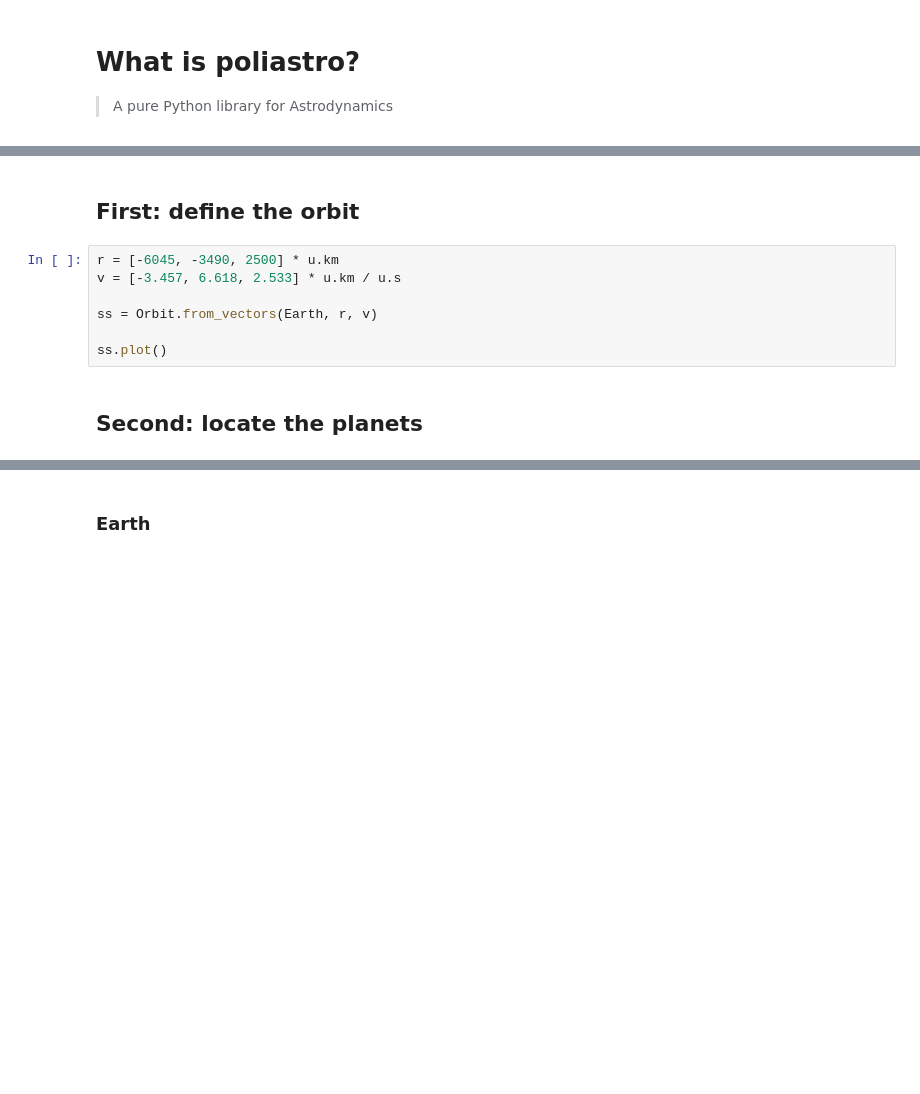
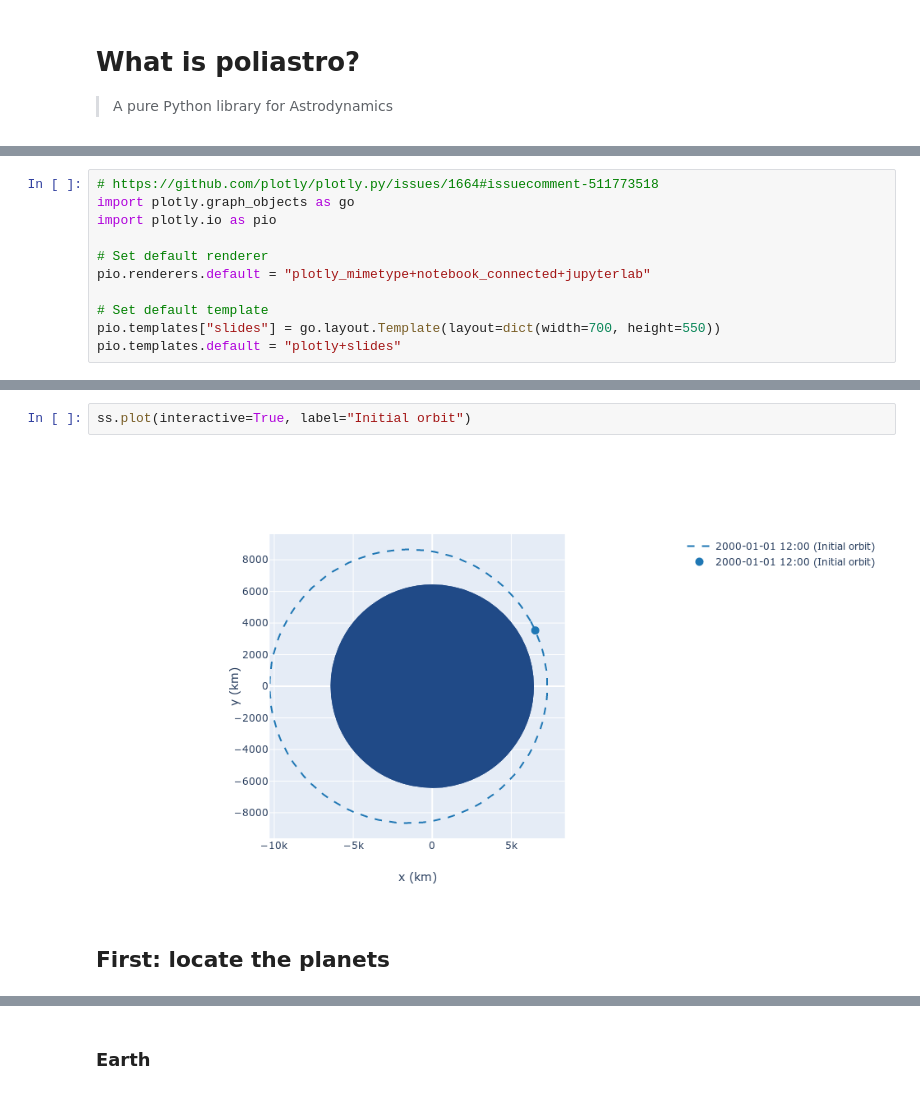
Before and after one commit to poliastro/lightning-talk, a Jupyter notebook: Going to Mars in 5 minutes.ipynb, the cells around one changed output, grey strips where cells are left out. Drawn from its saved outputs; the diff is of its cells as text; blank space fills up the shorter version.

Commit message:
Update for latest poliastro and plotly

```diff
--- a/Going to Mars in 5 minutes.ipynb
+++ b/Going to Mars in 5 minutes.ipynb
@@ -40,0 +35,11 @@ from poliastro.twobody.propagation import propagate
+# %%
+# https://github.com/plotly/plotly.py/issues/1664#issuecomment-511773518
+import plotly.graph_objects as go
+import plotly.io as pio
+
+# Set default renderer
+pio.renderers.default = "plotly_mimetype+notebook_connected+jupyterlab"
+
+# Set default template
+pio.templates["slides"] = go.layout.Template(layout=dict(width=700, height=550))
+pio.templates.default = "plotly+slides"
@@ -41,14 +59,9 @@ from poliastro.twobody.propagation import propagate
+# %%
+ss.plot(interactive=True, label="Initial orbit")
+# %% [output]
+[figure, added]
 # %% [markdown]
-## First: define the orbit
+## First: locate the planets
-# %%
-r = [-6045, -3490, 2500] * u.km
-v = [-3.457, 6.618, 2.533] * u.km / u.s
-
-ss = Orbit.from_vectors(Earth, r, v)
-
-ss.plot()
-# %% [markdown]
-## Second: locate the planets
 # %%
 from astropy.coordinates import solar_system_ephemeris
 
```
Also changed, not shown: parts of 25 cells of this notebook, 2 other files.
